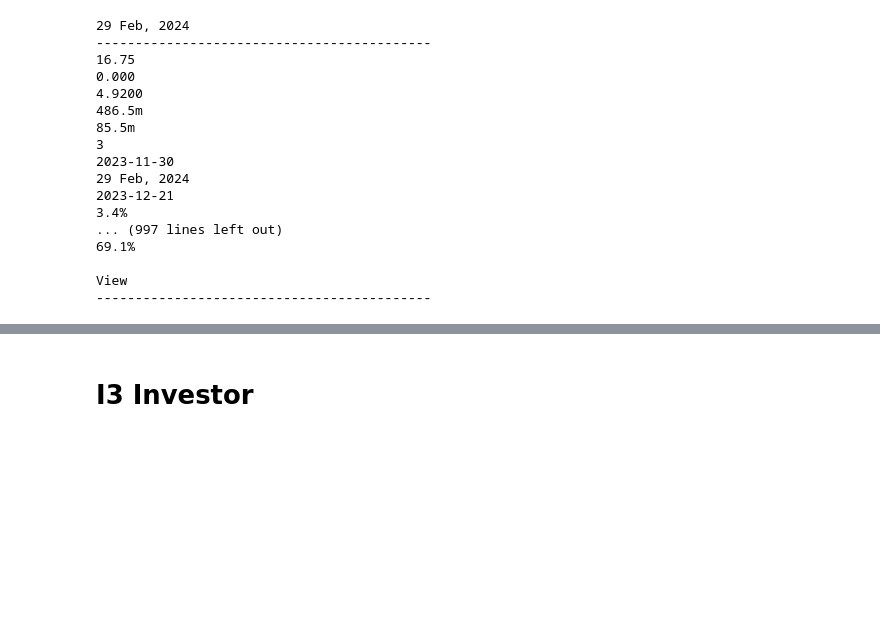
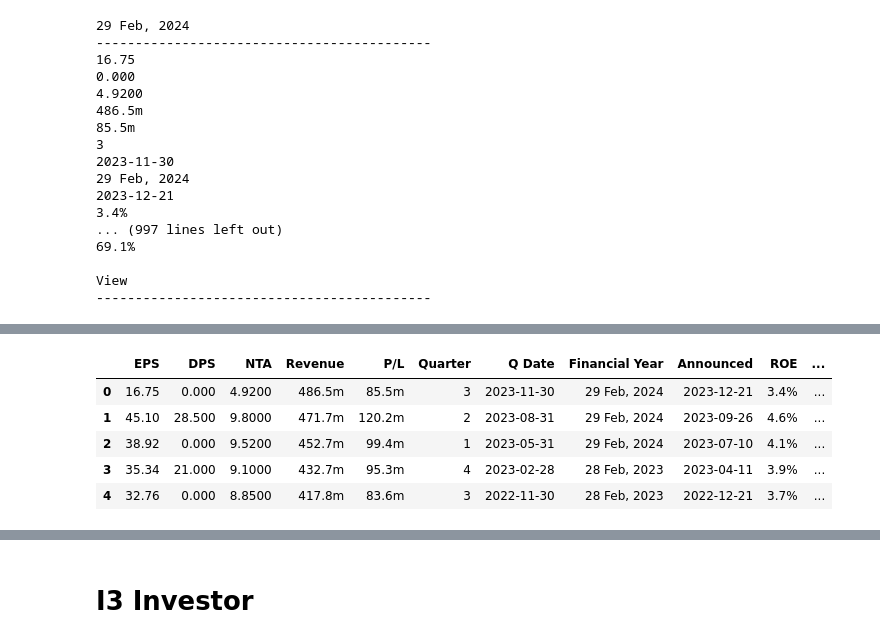
Before and after one commit to yeesem/Web-Scraping, a Jupyter notebook: Web_Scraping_KLSE_SCREENER.ipynb, the cells around one changed output, grey strips where cells are left out. Saved outputs shown, nothing was run; the diff lists cells and outputs as text; code cells hidden in the pictures; blank space fills up the shorter version.

```diff
--- a/Web_Scraping_KLSE_SCREENER.ipynb
+++ b/Web_Scraping_KLSE_SCREENER.ipynb
@@ -991,9 +1082,9 @@ capital_changes_table
 # %% [markdown]
 # **KLSE Quartely Result**
 # %%
-quarter_result_table = soup.find("table",class_ = "financial_reports table table-hover table-sm table-theme")
+quarter_result_html = soup.find("table",class_ = "financial_reports table table-hover table-sm table-theme")
 # %%
-quarter_result_header = quarter_result_table.find_all("th")
+quarter_result_header = quarter_result_html.find_all("th")
 
 quarter_result_header = [item.text.strip() for item in quarter_result_header][:-1]
 
@@ -1001,7 +1092,7 @@ print(quarter_result_header)
 # %% [output]
 ['EPS', 'DPS', 'NTA', 'Revenue', 'P/L', 'Quarter', 'Q Date', 'Financial Year', 'Announced', 'ROE', 'QoQ%', 'YoY%']
 # %%
-quarter_result_data = quarter_result_table.find_all("tr")
+quarter_result_data = quarter_result_html.find_all("tr")
 
 quarter_result_data = [item.text.strip() for item in quarter_result_data][1:]
 
@@ -1025,3 +1116,14 @@ for item in quarter_result_data:
 
 View
 -------------------------------------------
+# %%
+quarter_data = []
+
+for item in quarter_result_data:
+  item = item.split("\n")
+  if len(item) == 1:
+    continue
+  else:
+    item = [tempt for tempt in item if tempt != 'View'][:-1]
+    quarter_data.append(item)
+    print(item , "\n")
@@ -1027,0 +1163,11 @@ View
+# %%
+quarter_result_table = pd.DataFrame(quarter_data,columns = quarter_result_header)
+
+quarter_result_table.head()
+# %% [output]
+|  | EPS | DPS | NTA | Revenue | P/L | Quarter | Q Date | Financial Year | Announced | ROE | ... |
+| 0 | 16.75 | 0.000 | 4.9200 | 486.5m | 85.5m | 3 | 2023-11-30 | 29 Feb, 2024 | 2023-12-21 | 3.4% | ... |
+| 1 | 45.10 | 28.500 | 9.8000 | 471.7m | 120.2m | 2 | 2023-08-31 | 29 Feb, 2024 | 2023-09-26 | 4.6% | ... |
+| 2 | 38.92 | 0.000 | 9.5200 | 452.7m | 99.4m | 1 | 2023-05-31 | 29 Feb, 2024 | 2023-07-10 | 4.1% | ... |
+| 3 | 35.34 | 21.000 | 9.1000 | 432.7m | 95.3m | 4 | 2023-02-28 | 28 Feb, 2023 | 2023-04-11 | 3.9% | ... |
+| 4 | 32.76 | 0.000 | 8.8500 | 417.8m | 83.6m | 3 | 2022-11-30 | 28 Feb, 2023 | 2022-12-21 | 3.7% | ... |
```
Also changed, not shown: parts of 29 cells of this notebook.
